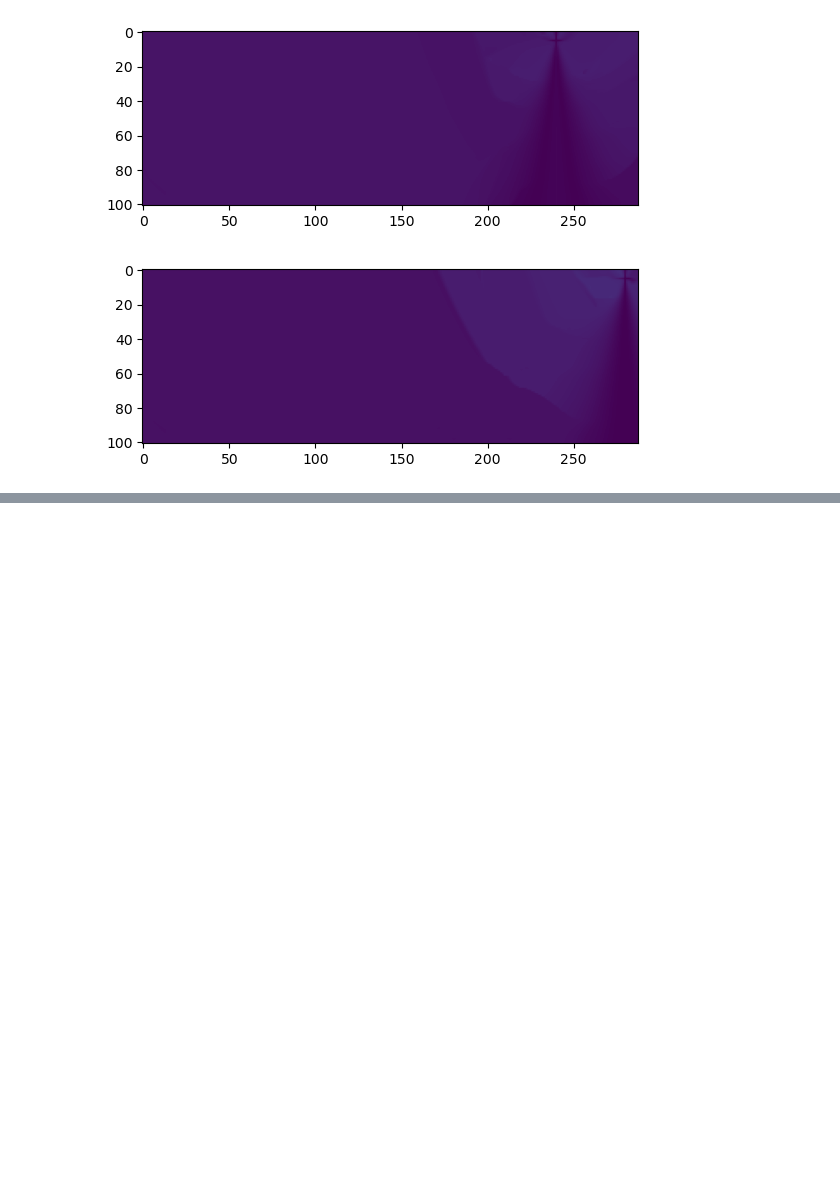
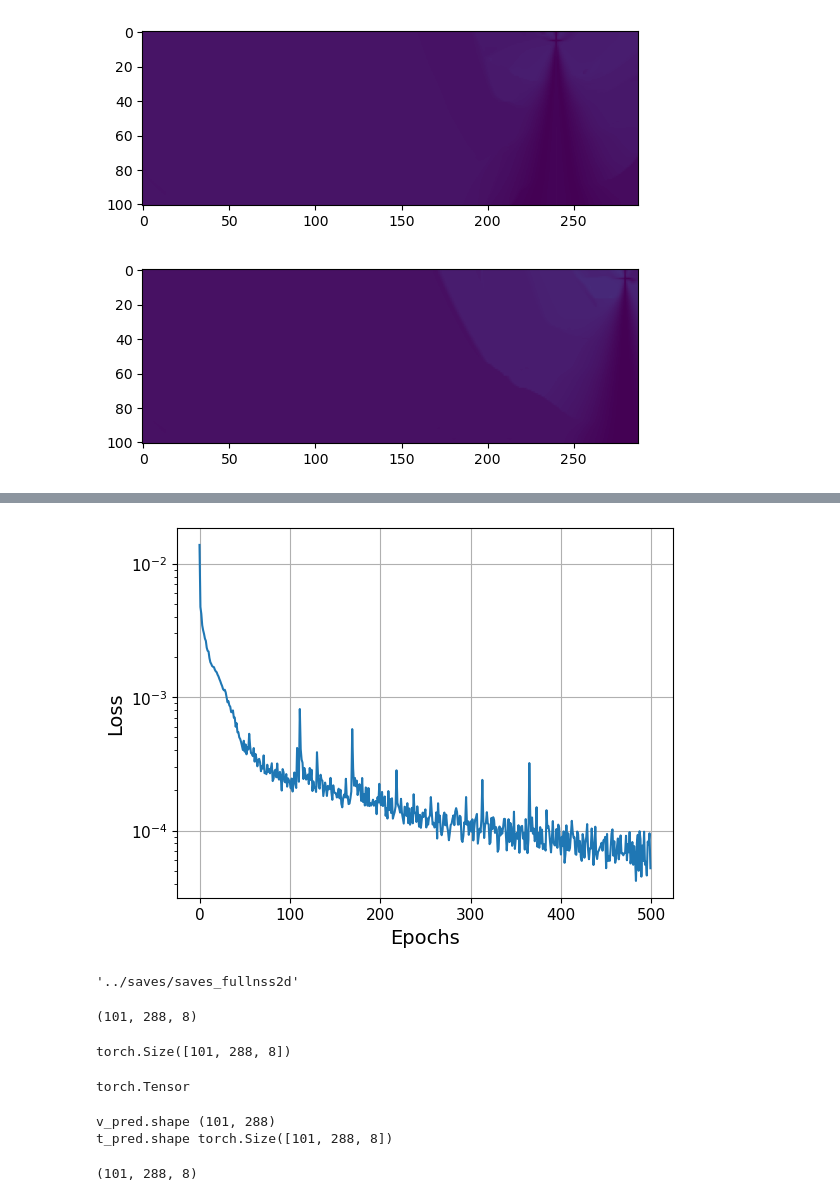
Before and after one commit to chenyk1990/mlnb, a Jupyter notebook: DL_PINN_tomo_pyekfmm.ipynb, the cells around one changed output, grey strips where cells are left out. Cells and saved outputs as stored; diff of their text form; code cells hidden in the pictures; blank space fills up the shorter version.

```diff
--- a/DL_PINN_tomo_pyekfmm.ipynb
+++ b/DL_PINN_tomo_pyekfmm.ipynb
@@ -551,9 +639,9 @@ zid_receiver=0
 field_synthetic='n'
 sx=np.array([0. , 1.2, 2.4, 3.6, 4.8, 6. , 7.2, 8.4])
 sz=np.array([0.05, 0.05, 0.05, 0.05, 0.05, 0.05, 0.05, 0.05])
-if 1:
+if 0:
     torch.manual_seed(8888)
-    model = FullyConnectedNetwork(4, 1, n_hidden=[data_neurons]*data_layers, act='elu')
+    model = FullyConnectedNetwork(4, 1, n_hidden=[data_neurons]*data_layers, act='elu') #traveltime model
     # optimizer = torch.optim.Adam(model.parameters(), lr=5e-4) # best
     optimizer = torch.optim.Adam(model.parameters(), lr=2e-3)
     # scheduler = ReduceLROnPlateau(optimizer, mode='min', factor=0.5, patience=int(5*args.reduce_after), verbose=True)
@@ -639,0 +892,2 @@ Epoch: 950, Loss: 0.0001062151146470569
+# %%
+xz, s, taud, taud_dx, t0, t0_dx, t0_dz, _ = next(iter(pde_loader))
@@ -639,0 +1068,27 @@ Epoch: 950, Loss: 0.0001062151146470569
+# %%
+num_epochs=500
+
+X_star = [Z.reshape(-1,1), X.reshape(-1,1), SX.reshape(-1,1)] # Grid points for prediction
+isource = np.ones_like(X_star[0]).reshape(-1,).astype(bool)
+perm_id = np.random.permutation(X.size-sx.size)
+
+input_wosrc = [i.ravel()[isource.reshape(-1)][perm_id] for i in input_wsrc]
+
+# Optimizer
+if opttype == 'adam':
+    optimizer = torch.optim.Adam(list(tau_model.parameters()) + list(v_model.parameters()), lr=lr, betas=(0.9, 0.999), eps=1e-5)
+elif opttype == 'lbfgs':
+    optimizer = torch.optim.LBFGS(list(tau_model.parameters()) + list(v_model.parameters()), line_search_fn="strong_wolfe")
+
+# Scheduler
+scheduler = ReduceLROnPlateau(optimizer, mode='min', factor=0.5, patience=args.reduce_after, verbose=True)
+
+# for benchmark
+num_epochs=500
+loss_history = \
+        training_loop(
+            input_wosrc, sx, np.ones_like(sx)*sz.reshape(-1,),
+            tau_model, v_model, optimizer, num_epochs,
+            batch_size=Z.size//200, device=device, scheduler=scheduler,
+            fast_loader=True, args=dict_args
+    )
@@ -639,0 +1113,17 @@ Epoch: 950, Loss: 0.0001062151146470569
+# %%
+fig = plt.figure()
+ax = plt.axes()
+ax.semilogy(loss_history)
+ax.set_xlabel('Epochs',fontsize=14)
+plt.xticks(fontsize=11)
+ax.set_ylabel('Loss',fontsize=14)
+plt.yticks(fontsize=11);
+plt.grid()
+plt.show()
+# plt.savefig(os.path.join(wandb_dir, "tomo-loss.png"), format='png', bbox_inches="tight")
+# %% [output]
+[figure, added]
+# %%
+wandb_dir
+# %% [output]
+'../saves/saves_fullnss2d'
@@ -639,0 +1201,23 @@ Epoch: 950, Loss: 0.0001062151146470569
+# %%
+rec_op.shape
+tau_true.shape
+taud.reshape(nz,nx,len(id_sou_x))+T0.reshape(nz,nx,len(id_sou_x))
+(rec_op*tau_true).shape
+# %% [output]
+(101, 288, 8)
+# %%
+(taud.reshape(nz,nx,len(id_sou_x)) + T0.reshape(nz,nx,len(id_sou_x))).shape
+# %% [output]
+torch.Size([101, 288, 8])
+# %%
+type(T0.reshape(nz,nx,len(id_sou_x)))
+# %% [output]
+torch.Tensor
+# %%
+print('v_pred.shape',v_pred.shape)
+print('t_pred.shape',t_pred.shape)
+T_data.shape
+# %% [output]
+v_pred.shape (101, 288)
+t_pred.shape torch.Size([101, 288, 8])
+(101, 288, 8)
```
Also changed, not shown: parts of 25 cells of this notebook.
